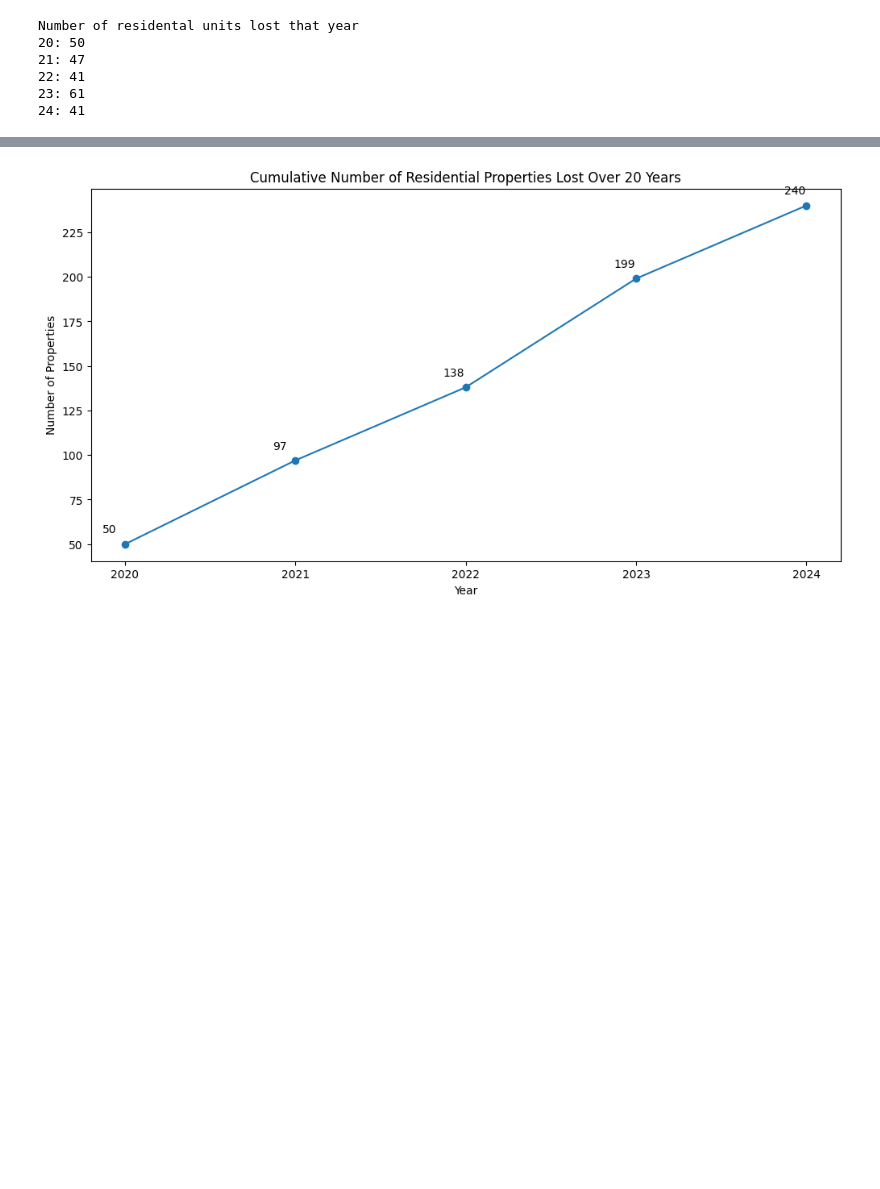
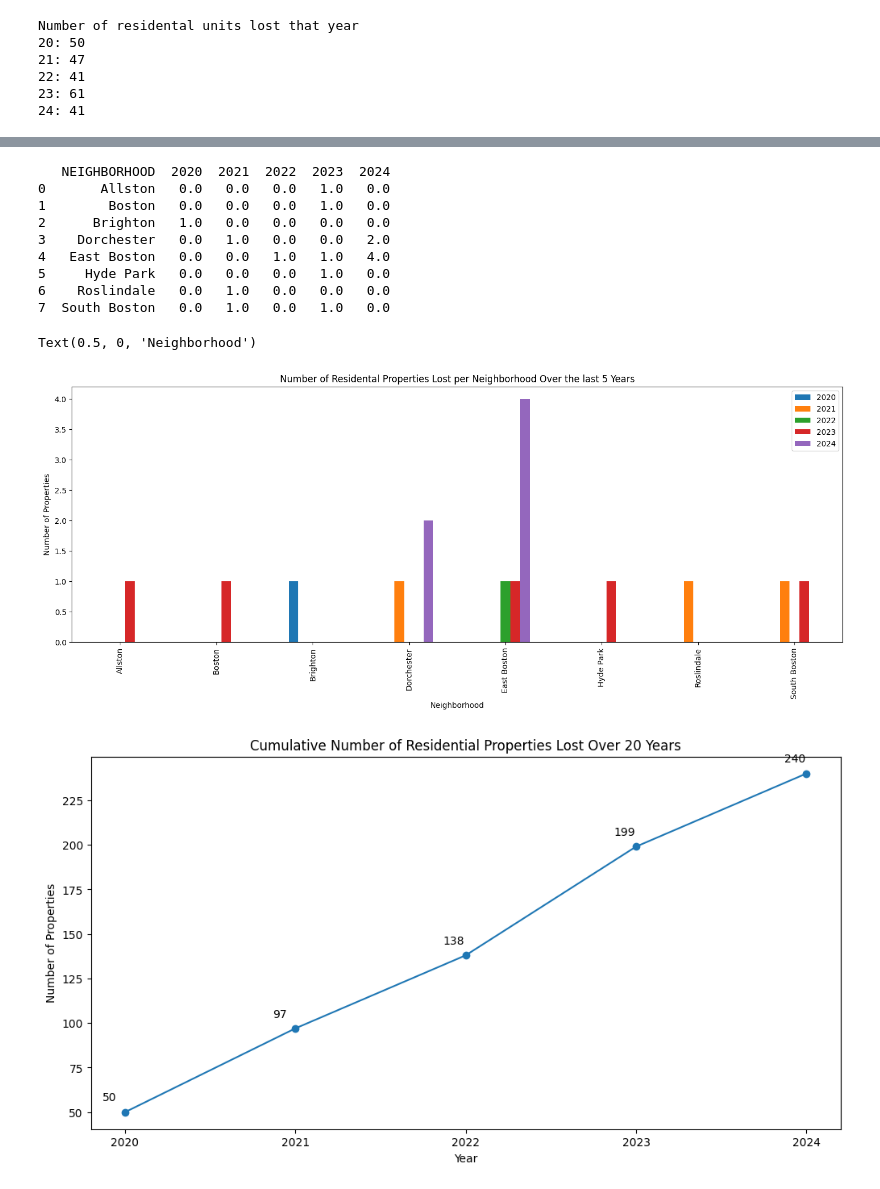
Before and after one commit to BU-Spark/ds-boston-remodeling, a Jupyter notebook: sp24-team-c/property-loss/property-loss-by-neighborhood.ipynb, the cells around one changed output, grey strips where cells are left out. Drawn from its saved outputs; the diff is of its cells as text; code cells hidden in the pictures; blank space fills up the shorter version.

```diff
--- a/sp24-team-c/property-loss/property-loss-by-neighborhood.ipynb
+++ b/sp24-team-c/property-loss/property-loss-by-neighborhood.ipynb
@@ -167,3 +238,43 @@ plt.show()
+# %%
+neighborhoods_filtered = neighborhoods[neighborhoods['PID'].isin(units_lost_20['PID'])].drop_duplicates()
+lost_20_neighborhoods = pd.merge(units_lost_20, neighborhoods_filtered, on='PID', how='outer').groupby('NEIGHBORHOOD').size().reset_index(name='2020')
+
+neighborhoods_filtered = neighborhoods[neighborhoods['PID'].isin(units_lost_21['PID'])].drop_duplicates()
+lost_21_neighborhoods = pd.merge(units_lost_21, neighborhoods_filtered, on='PID', how='outer').groupby('NEIGHBORHOOD').size().reset_index(name='2021')
+
+neighborhoods_filtered = neighborhoods[neighborhoods['PID'].isin(units_lost_22['PID'])].drop_duplicates()
+lost_22_neighborhoods = pd.merge(units_lost_22, neighborhoods_filtered, on='PID', how='outer').groupby('NEIGHBORHOOD').size().reset_index(name='2022')
+
+neighborhoods_filtered = neighborhoods[neighborhoods['PID'].isin(units_lost_23['PID'])].drop_duplicates()
+lost_23_neighborhoods = pd.merge(units_lost_23, neighborhoods_filtered, on='PID', how='outer').groupby('NEIGHBORHOOD').size().reset_index(name='2023')
+
+neighborhoods_filtered = neighborhoods[neighborhoods['PID'].isin(units_lost_24['PID'])].drop_duplicates()
+lost_24_neighborhoods = pd.merge(units_lost_24, neighborhoods_filtered, on='PID', how='outer').groupby('NEIGHBORHOOD').size().reset_index(name='2024')
+# %%
+merged = pd.merge(lost_20_neighborhoods, lost_21_neighborhoods, on = 'NEIGHBORHOOD', how='outer')
+merged = pd.merge(merged, lost_22_neighborhoods, on = 'NEIGHBORHOOD', how='outer')
+merged = pd.merge(merged, lost_23_neighborhoods, on = 'NEIGHBORHOOD', how='outer')
+merged = pd.merge(merged, lost_24_neighborhoods, on = 'NEIGHBORHOOD', how='outer')
+merged = merged.fillna(0)
+
+print(merged.head(10))
+
+merged.plot(kind='bar', figsize=(18,6), x='NEIGHBORHOOD')
+plt.title('Number of Residental Properties Lost per Neighborhood Over the last 5 Years')
+plt.ylabel('Number of Properties')
+plt.xlabel('Neighborhood')
+# %% [output]
+   NEIGHBORHOOD  2020  2021  2022  2023  2024
+0       Allston   0.0   0.0   0.0   1.0   0.0
+1        Boston   0.0   0.0   0.0   1.0   0.0
+2      Brighton   1.0   0.0   0.0   0.0   0.0
+3    Dorchester   0.0   1.0   0.0   0.0   2.0
+4   East Boston   0.0   0.0   1.0   1.0   4.0
+5     Hyde Park   0.0   0.0   0.0   1.0   0.0
+6    Roslindale   0.0   1.0   0.0   0.0   0.0
+7  South Boston   0.0   1.0   0.0   1.0   0.0
+Text(0.5, 0, 'Neighborhood')
+[figure, added]
 # %%
 unit_decrease_count = pd.DataFrame(unit_decrease_data).transpose()
 
```
Also changed, not shown: parts of 7 cells of this notebook.
